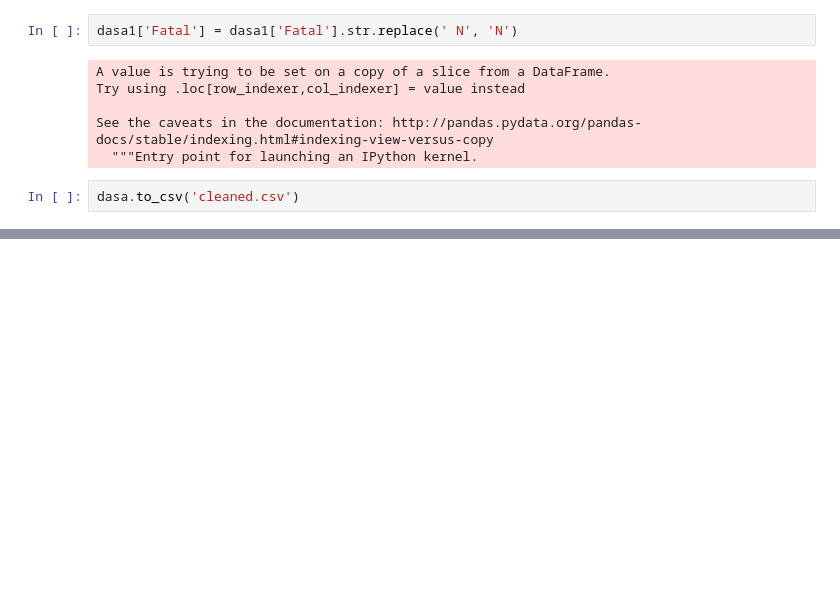
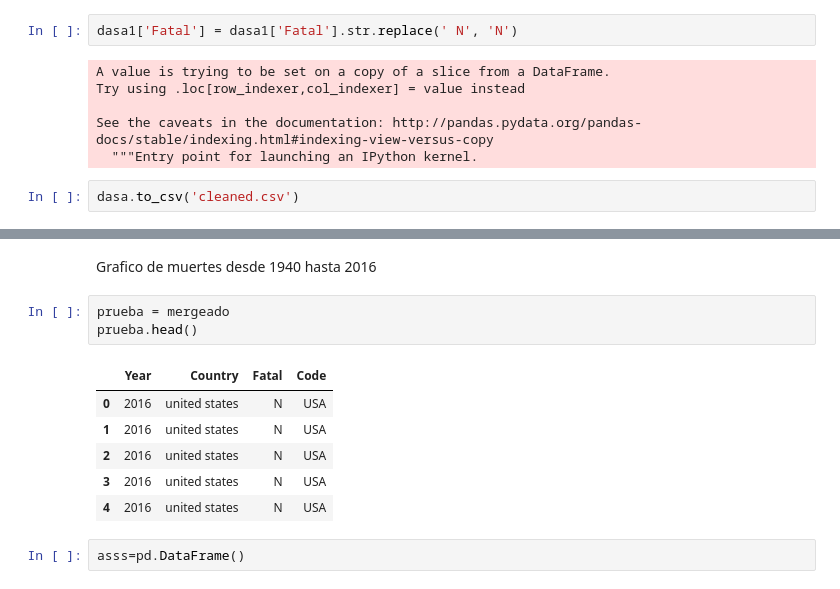
Before and after one commit to ironhack-datalabs/datamad0619, a Jupyter notebook: module-1/pandas-project/your-code/data-wrangling.ipynb, the cells around one changed output, grey strips where cells are left out. Drawn from its saved outputs; the diff is of its cells as text; blank space fills up the shorter version.

```diff
--- a/module-1/pandas-project/your-code/data-wrangling.ipynb
+++ b/module-1/pandas-project/your-code/data-wrangling.ipynb
@@ -110,0 +121,14 @@ print(gdf2)
+# %% [markdown]
+Grafico de muertes desde 1940 hasta 2016
+# %%
+prueba = mergeado
+prueba.head()
+# %% [output]
+|  | Year | Country | Fatal | Code |
+| 0 | 2016 | united states | N | USA |
+| 1 | 2016 | united states | N | USA |
+| 2 | 2016 | united states | N | USA |
+| 3 | 2016 | united states | N | USA |
+| 4 | 2016 | united states | N | USA |
+# %%
+asss=pd.DataFrame()
```
Also changed, not shown: parts of 13 cells of this notebook, 1 other file.
